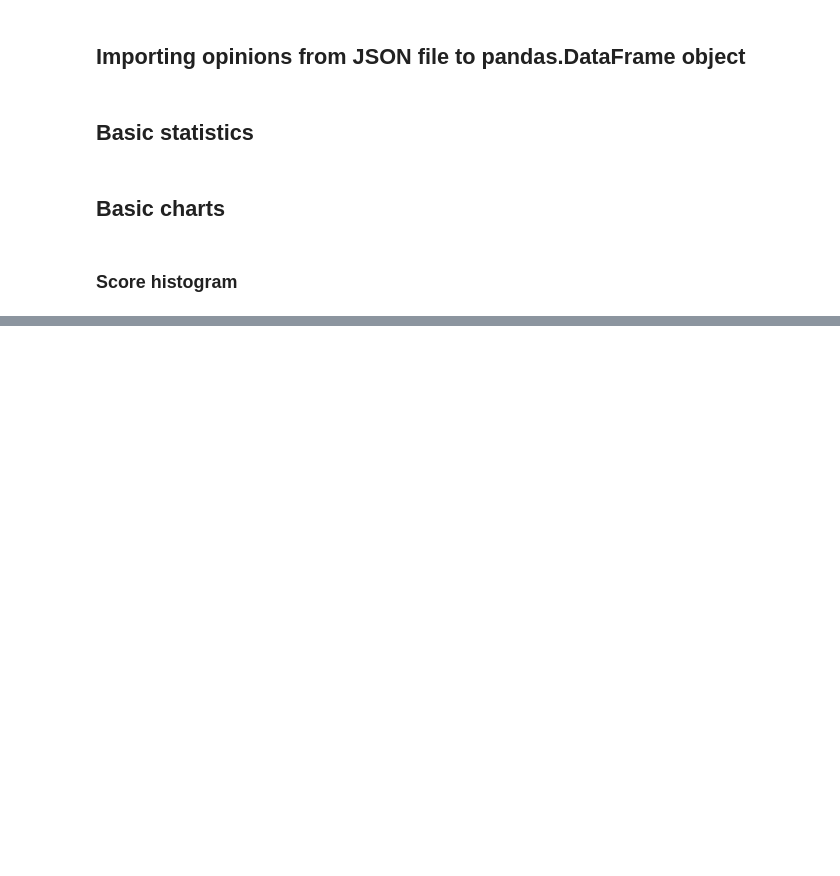
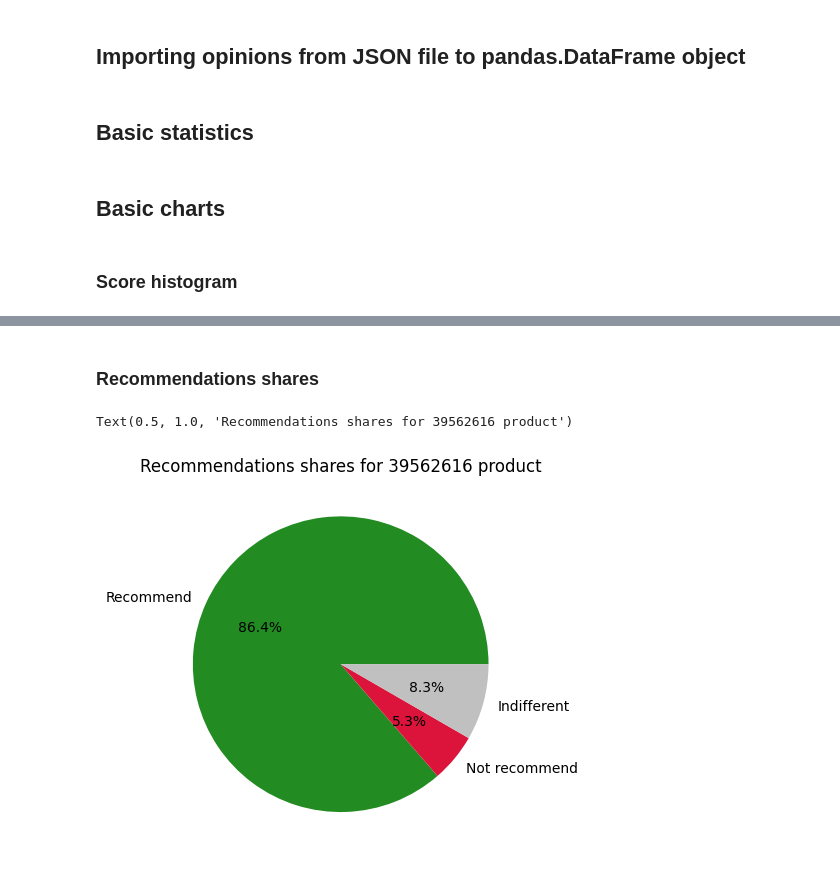
Before and after one commit to katwojuek/CeneoScraperAI11, a Jupyter notebook: analyzer.ipynb, the cells around one changed output, grey strips where cells are left out. Saved outputs shown, nothing was run; the diff lists cells and outputs as text; code cells hidden in the pictures; blank space fills up the shorter version.

```diff
--- a/analyzer.ipynb
+++ b/analyzer.ipynb
@@ -35,0 +64,14 @@ score_distribution.plot.bar()
+# %% [markdown]
+### Recommendations shares
+# %%
+recommendation_distribution = opinions.recommendation.value_counts(dropna=False).reindex([True, False, np.nan], fill_value = 0)
+recommendation_distribution.plot.pie(
+    labels = ["Recommend", "Not recommend", "Indifferent"],
+    label = "",
+    colors = ["forestgreen", "crimson", "silver"],
+    autopct = lambda l: "{:1.1f}%".format(l) if l else ""
+)
+plt.title(f"Recommendations shares for {product_id} product")
+# %% [output]
+Text(0.5, 1.0, 'Recommendations shares for 39562616 product')
+[figure, added]
```
Also changed, not shown: parts of 6 cells of this notebook.
